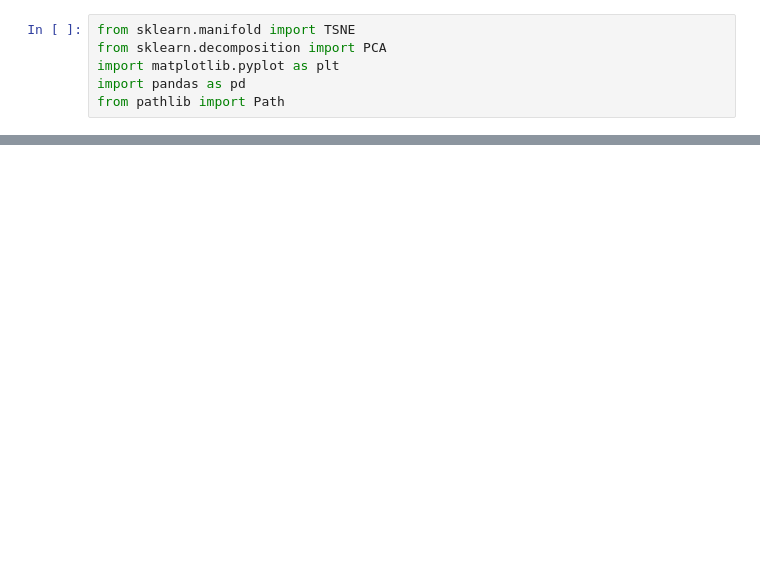
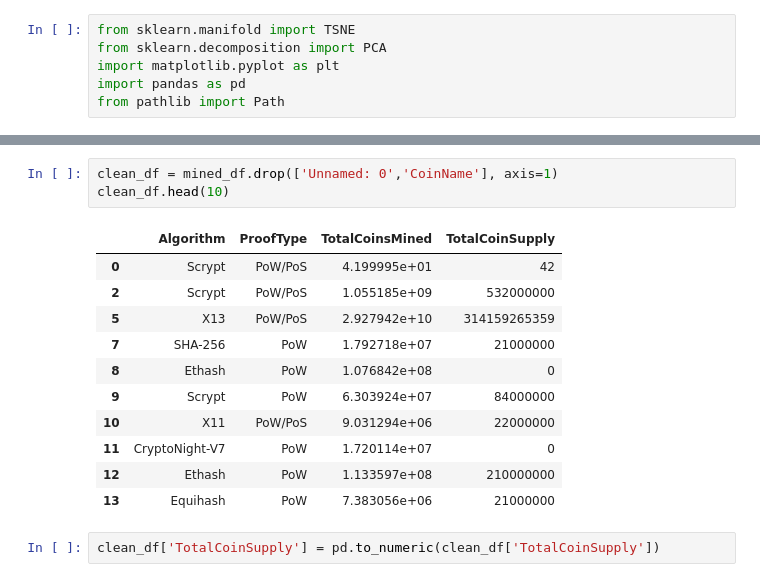
Before and after one commit to adamholcomb/Unsupervised-Machine-Learning, a Jupyter notebook: Crypto Evaluator.ipynb, the cells around one changed output, grey strips where cells are left out. Cells and saved outputs as stored; diff of their text form; blank space fills up the shorter version.

```diff
--- a/Crypto Evaluator.ipynb
+++ b/Crypto Evaluator.ipynb
@@ -79,3 +79,20 @@ mined_df.sample(10)
 | 482 | XPO | Opair | PoS | PoS | 7.403381e+07 | 74000000 |
 | 1237 | NXT | Nxt | PoS | PoS/LPoS | 1.000000e+09 | 1000000000 |
 | 1140 | BEET | Beetle Coin | XEVAN | PoW/PoS | 1.989381e+08 | 500000000 |
+# %%
+clean_df = mined_df.drop(['Unnamed: 0','CoinName'], axis=1)
+clean_df.head(10)
+# %% [output]
+|  | Algorithm | ProofType | TotalCoinsMined | TotalCoinSupply |
+| 0 | Scrypt | PoW/PoS | 4.199995e+01 | 42 |
+| 2 | Scrypt | PoW/PoS | 1.055185e+09 | 532000000 |
+| 5 | X13 | PoW/PoS | 2.927942e+10 | 314159265359 |
+| 7 | SHA-256 | PoW | 1.792718e+07 | 21000000 |
+| 8 | Ethash | PoW | 1.076842e+08 | 0 |
+| 9 | Scrypt | PoW | 6.303924e+07 | 84000000 |
+| 10 | X11 | PoW/PoS | 9.031294e+06 | 22000000 |
+| 11 | CryptoNight-V7 | PoW | 1.720114e+07 | 0 |
+| 12 | Ethash | PoW | 1.133597e+08 | 210000000 |
+| 13 | Equihash | PoW | 7.383056e+06 | 21000000 |
+# %%
+clean_df['TotalCoinSupply'] = pd.to_numeric(clean_df['TotalCoinSupply'])
```
Also changed, not shown: parts of 1 cell of this notebook.
